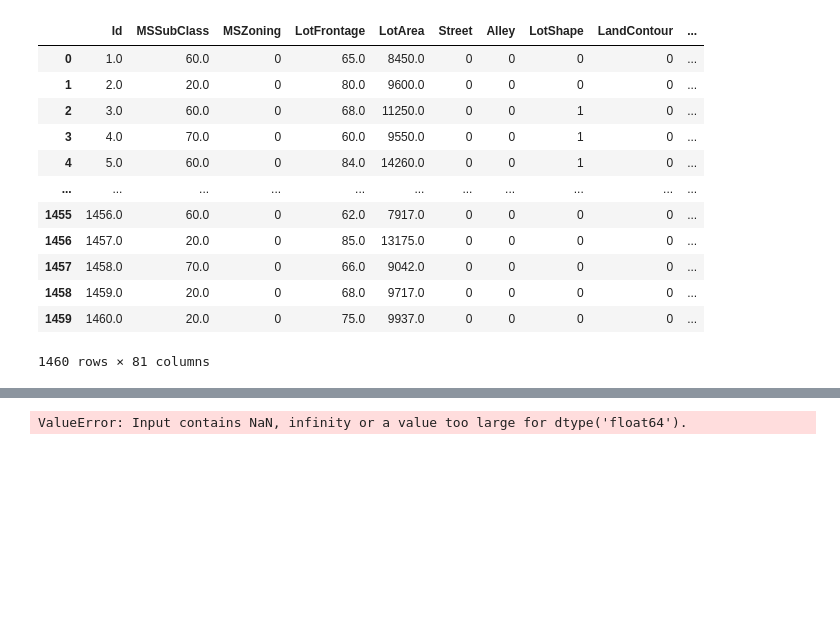
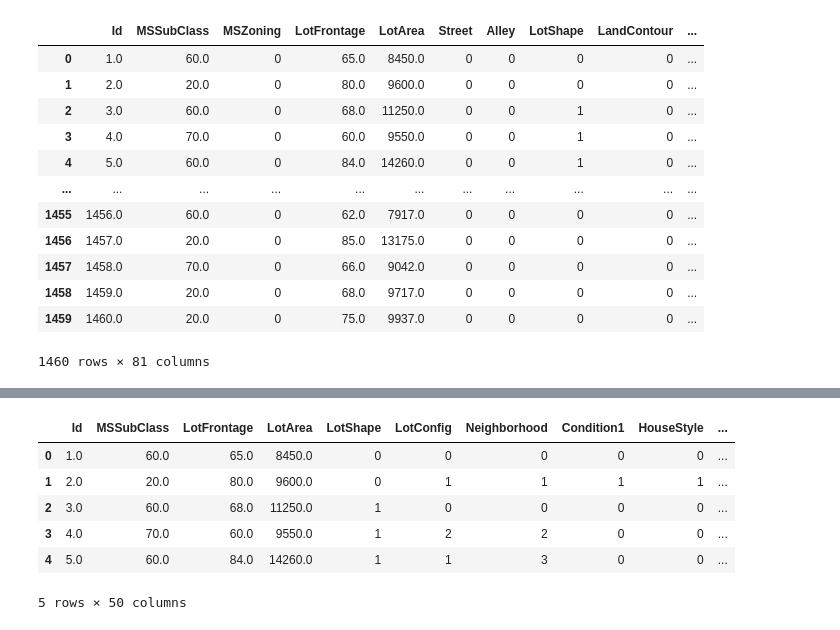
Before and after one commit to AutoNN/AutoNN, a Jupyter notebook: exp-notebooks/Preprocessing tests.ipynb, the cells around one changed output, grey strips where cells are left out. Saved outputs shown, nothing was run; the diff lists cells and outputs as text; code cells hidden in the pictures; blank space fills up the shorter version.

```diff
--- a/exp-notebooks/Preprocessing tests.ipynb
+++ b/exp-notebooks/Preprocessing tests.ipynb
@@ -149,3 +149,7 @@ data_cl_obj.dataset.get(types = ["train"])[0].compute()
 # %%
 from sklearn.feature_selection import RFE
 from sklearn.ensemble import RandomForestClassifier
+# %%
+X = data_cl_obj.dataset.get(types = ["train"])[0].compute()
+X = X.dropna().copy()
+Y = X["SalePrice"]
@@ -152,11 +187,17 @@ from sklearn.ensemble import RandomForestClassifier
 # %%
-X = data_cl_obj.dataset.get(types = ["train"])[0].compute()
-Y = data_cl_obj.dataset.get(types = ["train"])[0]["SalePrice"].compute()
+# X = data_cl_obj.dataset.get(types = ["train"])[0].compute()
+# Y = data_cl_obj.dataset.get(types = ["train"])[0]["SalePrice"].compute()
 model = RandomForestClassifier()
-n = 10
+n = 50
 rfe = RFE(estimator = model, n_features_to_select=n)
 fit = rfe.fit(X, Y)
 X = X[X.columns[fit.support_]]
 X.head()
 # %% [output]
+|  | Id | MSSubClass | LotFrontage | LotArea | LotShape | LotConfig | Neighborhood | Condition1 | HouseStyle | ... |
+| 0 | 1.0 | 60.0 | 65.0 | 8450.0 | 0 | 0 | 0 | 0 | 0 | ... |
+| 1 | 2.0 | 20.0 | 80.0 | 9600.0 | 0 | 1 | 1 | 1 | 1 | ... |
+| 2 | 3.0 | 60.0 | 68.0 | 11250.0 | 1 | 0 | 0 | 0 | 0 | ... |
+| 3 | 4.0 | 70.0 | 60.0 | 9550.0 | 1 | 2 | 2 | 0 | 0 | ... |
+| 4 | 5.0 | 60.0 | 84.0 | 14260.0 | 1 | 1 | 3 | 0 | 0 | ... |
-ValueError: Input contains NaN, infinity or a value too large for dtype('float64').
+5 rows × 50 columns
```
Also changed, not shown: parts of 2 cells of this notebook.
